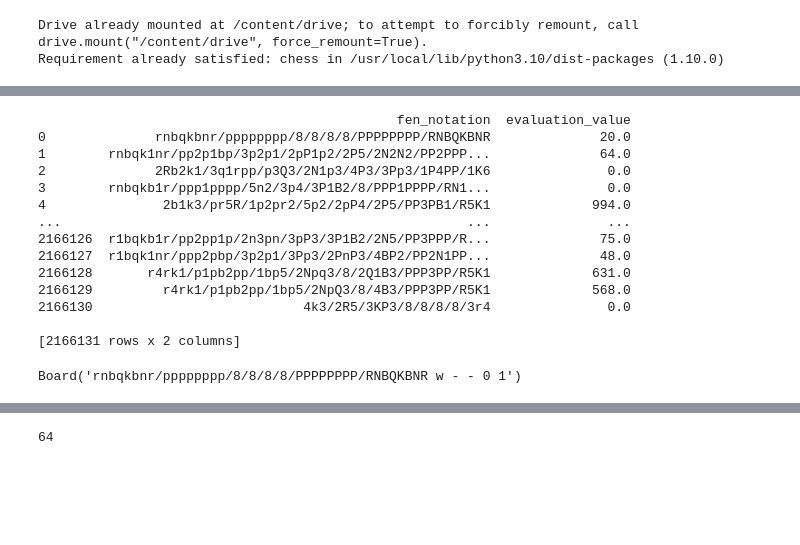
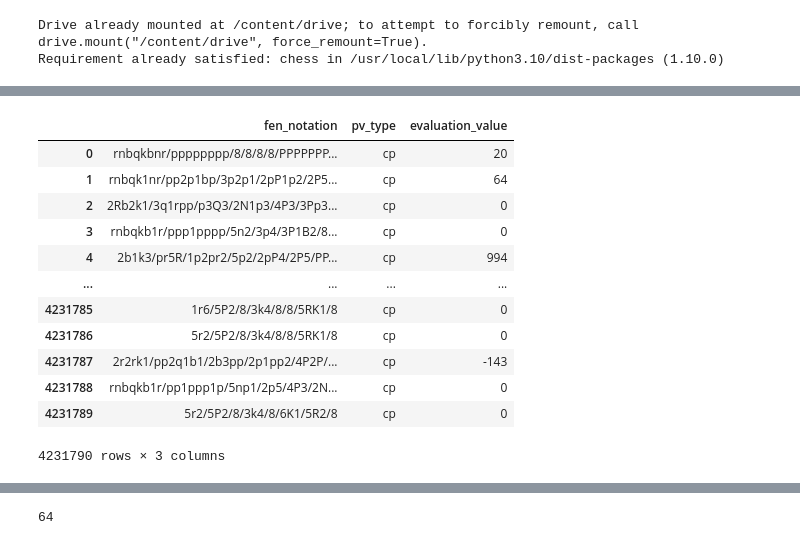
Before and after one commit to alonzojp/AI-Chess-Bot, a Jupyter notebook: [AICB]_csv_to_dataset.ipynb, the cells around one changed output, grey strips where cells are left out. Cells and saved outputs as stored; diff of their text form; code cells hidden in the pictures; blank space fills up the shorter version.

```diff
--- a/[AICB]_csv_to_dataset.ipynb
+++ b/[AICB]_csv_to_dataset.ipynb
@@ -16,7 +16,7 @@ import matplotlib.pyplot as plt
 Drive already mounted at /content/drive; to attempt to forcibly remount, call drive.mount("/content/drive", force_remount=True).
 Requirement already satisfied: chess in /usr/local/lib/python3.10/dist-packages (1.10.0)
 # %%
-df = pd.read_csv('drive/My Drive/chess_dataset.csv', index_col = 0)
+df = pd.read_csv('drive/My Drive/from_json.csv', index_col = 0)
 # %%
 print(len(df))
 df = df.dropna()
@@ -27,21 +39,23 @@ print(len(df))
+# %%
+# 10579474	6k1/5p2/5rp1/4p3/3pP2P/1p1P2PK/3Q4/8	cp	600
+df = df[:21158950 // 5]
+df
+# %% [output]
+|  | fen_notation | pv_type | evaluation_value |
+| 0 | rnbqkbnr/pppppppp/8/8/8/8/PPPPPPP... | cp | 20 |
+| 1 | rnbqk1nr/pp2p1bp/3p2p1/2pP1p2/2P5... | cp | 64 |
+| 2 | 2Rb2k1/3q1rpp/p3Q3/2N1p3/4P3/3Pp3... | cp | 0 |
+| 3 | rnbqkb1r/ppp1pppp/5n2/3p4/3P1B2/8... | cp | 0 |
+| 4 | 2b1k3/pr5R/1p2pr2/5p2/2pP4/2P5/PP... | cp | 994 |
+| ... | ... | ... | ... |
+| 4231785 | 1r6/5P2/8/3k4/8/8/5RK1/8 | cp | 0 |
+| 4231786 | 5r2/5P2/8/3k4/8/8/5RK1/8 | cp | 0 |
+| 4231787 | 2r2rk1/pp2q1b1/2b3pp/2p1pp2/4P2P/... | cp | -143 |
+| 4231788 | rnbqkb1r/pp1ppp1p/5np1/2p5/4P3/2N... | cp | 0 |
+| 4231789 | 5r2/5P2/8/3k4/8/6K1/5R2/8 | cp | 0 |
+4231790 rows × 3 columns
 # %%
 # print(df.sort_values('evaluation_value'))
-print(df)
-board = chess.Board('rnbqkbnr/pppppppp/8/8/8/8/PPPPPPPP/RNBQKBNR')
-display(board)
+# print(df)
+# board = chess.Board('rnbqkbnr/pppppppp/8/8/8/8/PPPPPPPP/RNBQKBNR')
+# display(board)
-# %% [output]
-                                              fen_notation  evaluation_value
-0              rnbqkbnr/pppppppp/8/8/8/8/PPPPPPPP/RNBQKBNR              20.0
-1        rnbqk1nr/pp2p1bp/3p2p1/2pP1p2/2P5/2N2N2/PP2PPP...              64.0
-2              2Rb2k1/3q1rpp/p3Q3/2N1p3/4P3/3Pp3/1P4PP/1K6               0.0
-3        rnbqkb1r/ppp1pppp/5n2/3p4/3P1B2/8/PPP1PPPP/RN1...               0.0
-4               2b1k3/pr5R/1p2pr2/5p2/2pP4/2P5/PP3PB1/R5K1             994.0
-...                                                    ...               ...
-2166126  r1bqkb1r/pp2pp1p/2n3pn/3pP3/3P1B2/2N5/PP3PPP/R...              75.0
-2166127  r1bqk1nr/ppp2pbp/3p2p1/3Pp3/2PnP3/4BP2/PP2N1PP...              48.0
-2166128       r4rk1/p1pb2pp/1bp5/2Npq3/8/2Q1B3/PPP3PP/R5K1             631.0
-2166129         r4rk1/p1pb2pp/1bp5/2NpQ3/8/4B3/PPP3PP/R5K1             568.0
-2166130                           4k3/2R5/3KP3/8/8/8/8/3r4               0.0
-
-[2166131 rows x 2 columns]
-Board('rnbqkbnr/pppppppp/8/8/8/8/PPPPPPPP/RNBQKBNR w - - 0 1')
```
Also changed, not shown: parts of 17 cells of this notebook.
